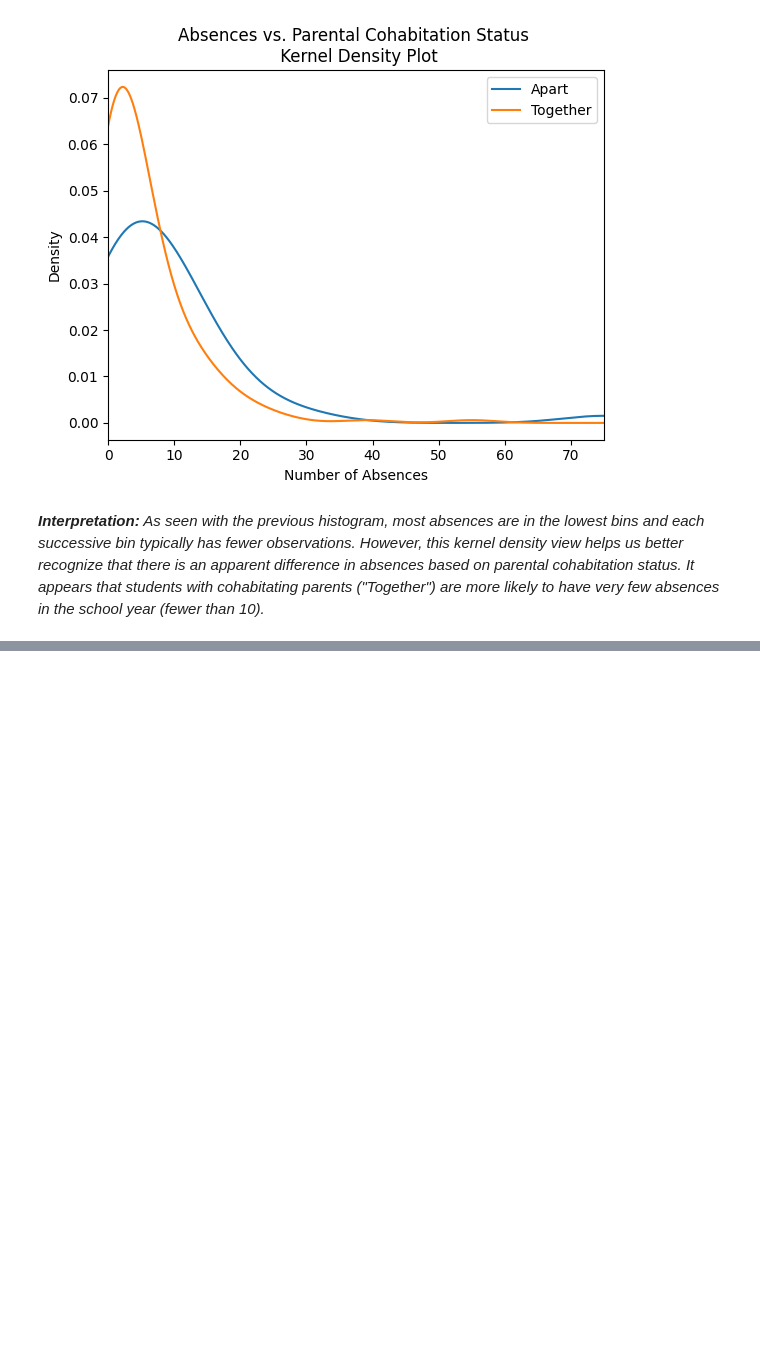
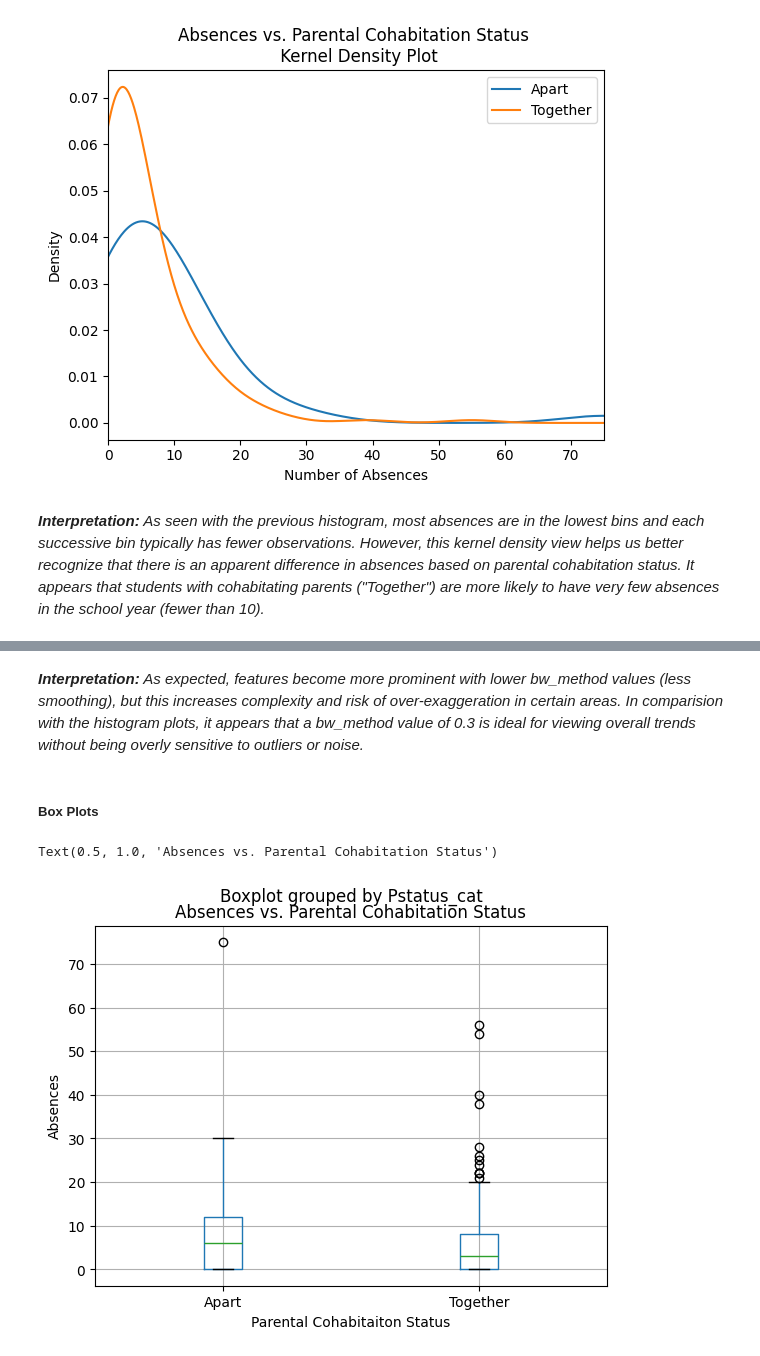
Before and after one commit to trevorlillywhite/HW-4---NCSU-ST-554---Trevor-Lillywhite, a Jupyter notebook: HW4_ST_554_Trevor_Lillywhite.ipynb, the cells around one changed output, grey strips where cells are left out. Drawn from its saved outputs; the diff is of its cells as text; code cells hidden in the pictures; blank space fills up the shorter version.

```diff
--- a/HW4_ST_554_Trevor_Lillywhite.ipynb
+++ b/HW4_ST_554_Trevor_Lillywhite.ipynb
@@ -507,0 +543,12 @@ plt.legend()
+# %% [markdown]
+_**Interpretation:** As expected, features become more prominent with lower bw_method values (less smoothing), but this increases complexity and risk of over-exaggeration in certain areas. In comparision with the histogram plots, it appears that a bw_method value of 0.3 is ideal for viewing overall trends without being overly sensitive to outliers or noise._
+# %% [markdown]
+##### Box Plots
+# %%
+# Create boxplot for absences vs. Pstatus
+df.boxplot(column = 'absences', by = 'Pstatus_cat', ).set_ylabel('Absences')
+plt.xlabel('Parental Cohabitaiton Status')
+plt.title('Absences vs. Parental Cohabitation Status')
+# %% [output]
+Text(0.5, 1.0, 'Absences vs. Parental Cohabitation Status')
+[figure, added]
```
Also changed, not shown: parts of 7 cells of this notebook.
